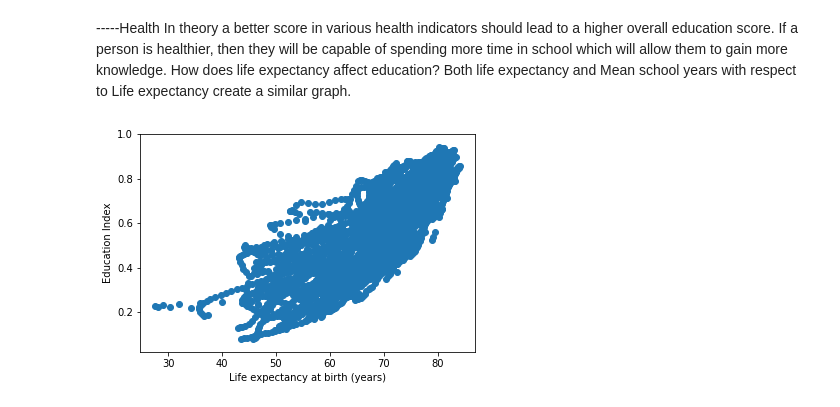
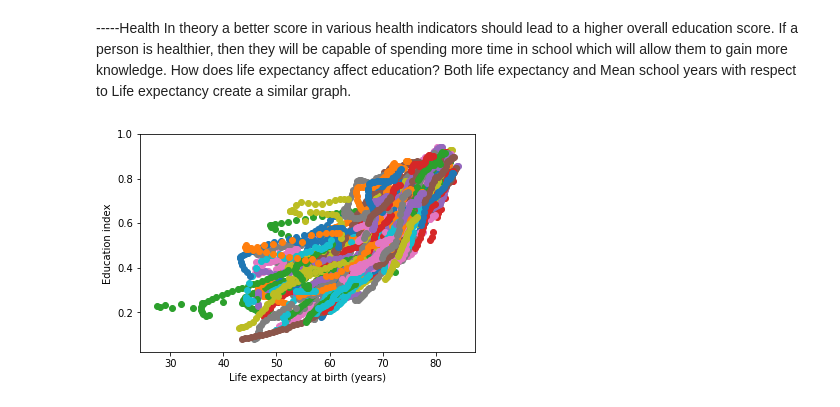
Before and after one commit to chc5/education-indicator-analysis, a Jupyter notebook: education_analysis.ipynb, the cells around one changed output. Cells and saved outputs as stored; diff of their text form; code cells hidden in the pictures.

Commit message:
added color, by country plot

```diff
--- a/education_analysis.ipynb
+++ b/education_analysis.ipynb
@@ -308,25 +308,31 @@ In theory a better score in various health indicators should lead to a higher ov
 How does life expectancy affect education?
 Both life expectancy and Mean school years with respect to Life expectancy create a similar graph.
 # %%
-def plot_health(df):
+def plot_health(df, health_indep, target):
     health_df = df.drop(df.columns[[0, 1, 3]], axis=1)
-    life_expectancy = health_df[health_df.indicator_name == "Life expectancy at birth (years)"]
-    education_index = health_df[health_df.indicator_name == "Education index"]
-    life_ex = []
-    education_i = []
-    for i in range(len(life_expectancy)):
+    #obtain rows that have the indicator matching health_indep and target respectively
+    health_indicator_data = health_df[health_df.indicator_name == health_indep]
+    education_index = health_df[health_df.indicator_name == target]
+    for i in range(len(health_indicator_data)):
+        health_i = []
+        education_i = []
+        #finds the pairs by going across each country's row
         for j in range(1990, 2018):
-            c_val = life_expectancy["country_name"].iloc[i]
+            c_val = health_indicator_data["country_name"].iloc[i]
+            #checks if country is in both sections and then add both to respective list
             if c_val in list(education_index["country_name"]):
-                life_ex.append(life_expectancy[str(j)].iloc[i])
+                health_i.append(health_indicator_data[str(j)].iloc[i])
                 education_i.append(education_index[education_index.country_name == c_val][str(j)].iloc[0])
-    plt.xlabel("Life expectancy at birth (years)")
-    plt.ylabel("Education Index")
-    plt.scatter(life_ex, education_i)
+        #plots each time a country is done
+        plt.scatter(health_i, education_i)
+    plt.xlabel(health_indep)
+    plt.ylabel(target)
+    #plt.scatter(health_i, education_i)
     #Best fit line error: SVD did not converge in Linear Least Squares
-    #fit = np.polyfit(life_ex, education_i, 1)
+    #running the fourth code should fix
+    #fit = np.polyfit(health_i, education_i, 1)
     #fit_fn = np.poly1d(fit)
-    #plt.plot(life_ex, fit_fn(life_ex), color="red")
-plot_health(inds_df)
+    #plt.plot(health_i, fit_fn(health_i), color="red")
+plot_health(inds_df, "Life expectancy at birth (years)", "Education index")
 # %% [output]
-[figure, old version]
+[figure, new version]
```
Also changed, not shown: parts of 10 cells of this notebook.
